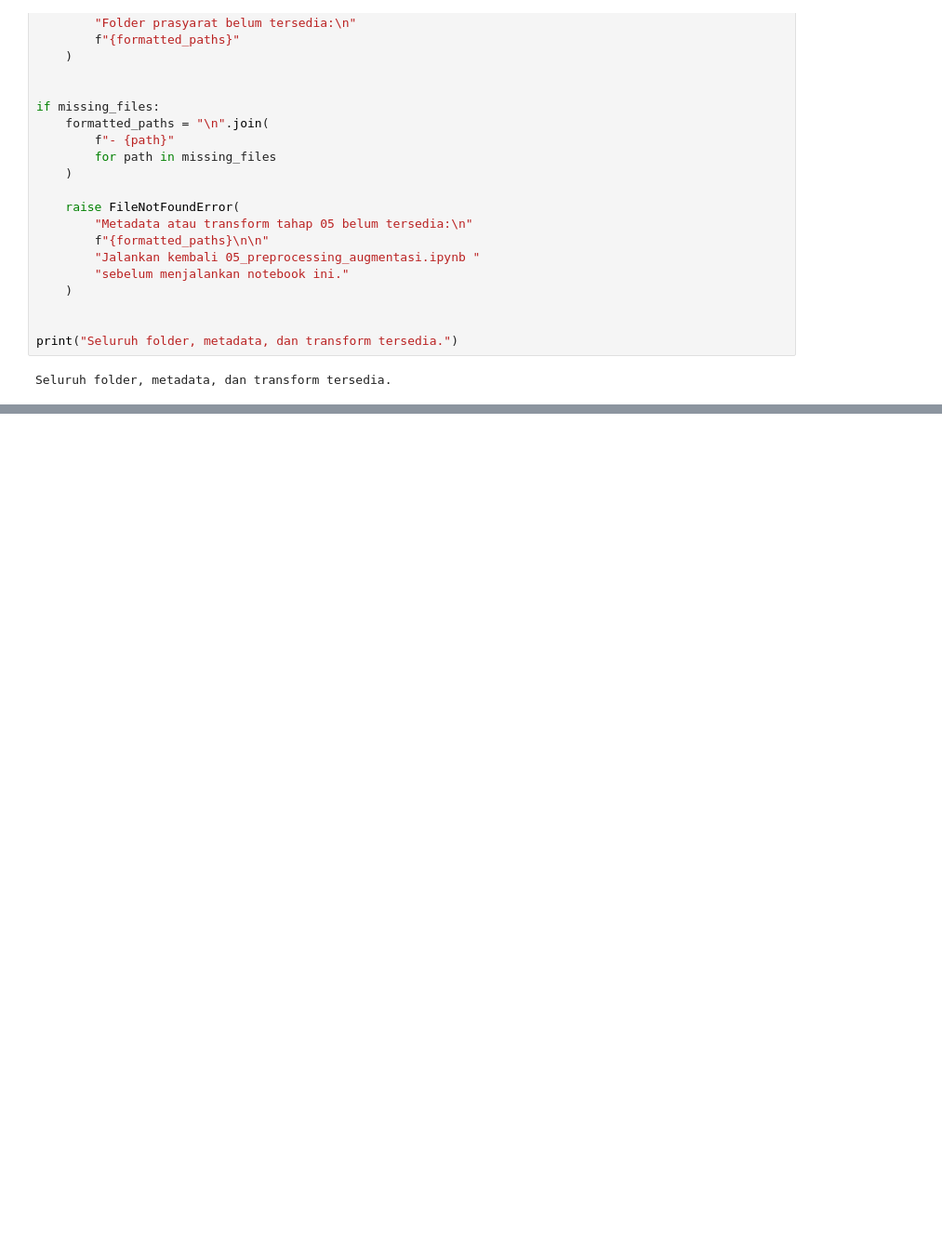
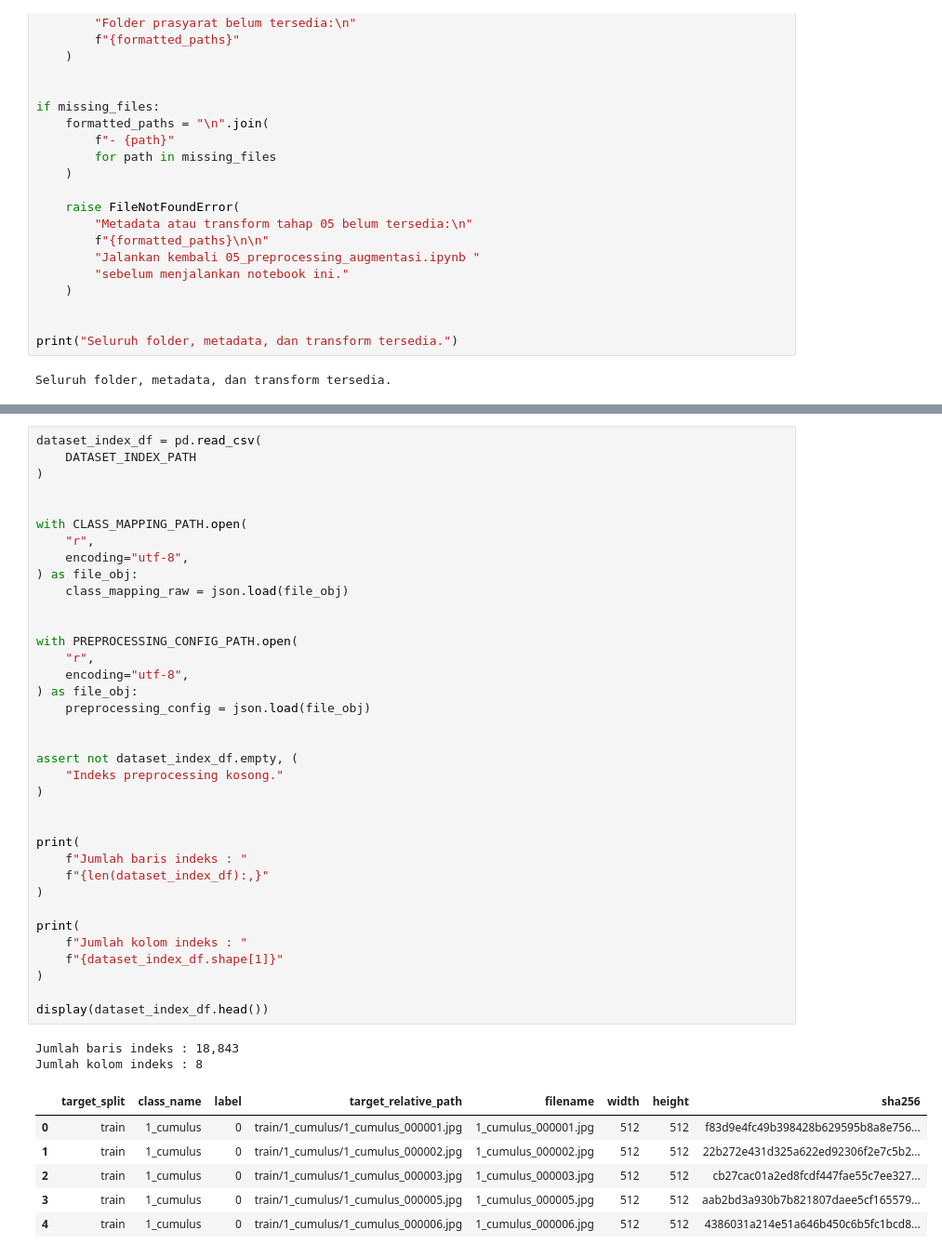
Before and after one commit to julian34/cloud-classification, a Jupyter notebook: notebooks/06_dataloader.ipynb, the cells around one changed output, grey strips where cells are left out. Shown at 93% size. Drawn from its saved outputs; the diff is of its cells as text; blank space fills up the shorter version.

```diff
--- a/notebooks/06_dataloader.ipynb
+++ b/notebooks/06_dataloader.ipynb
@@ -337,0 +343,45 @@ Seluruh folder, metadata, dan transform tersedia.
+# %%
+dataset_index_df = pd.read_csv(
+    DATASET_INDEX_PATH
+)
+
+
+with CLASS_MAPPING_PATH.open(
+    "r",
+    encoding="utf-8",
+) as file_obj:
+    class_mapping_raw = json.load(file_obj)
+
+
+with PREPROCESSING_CONFIG_PATH.open(
+    "r",
+    encoding="utf-8",
+) as file_obj:
+    preprocessing_config = json.load(file_obj)
+
+
+assert not dataset_index_df.empty, (
+    "Indeks preprocessing kosong."
+)
+
+
+print(
+    f"Jumlah baris indeks : "
+    f"{len(dataset_index_df):,}"
+)
+
+print(
+    f"Jumlah kolom indeks : "
+    f"{dataset_index_df.shape[1]}"
+)
+
+display(dataset_index_df.head())
+# %% [output]
+Jumlah baris indeks : 18,843
+Jumlah kolom indeks : 8
+|  | target_split | class_name | label | target_relative_path | filename | width | height | sha256 |
+| 0 | train | 1_cumulus | 0 | train/1_cumulus/1_cumulus_000001.jpg | 1_cumulus_000001.jpg | 512 | 512 | f83d9e4fc49b398428b629595b8a8e756... |
+| 1 | train | 1_cumulus | 0 | train/1_cumulus/1_cumulus_000002.jpg | 1_cumulus_000002.jpg | 512 | 512 | 22b272e431d325a622ed92306f2e7c5b2... |
+| 2 | train | 1_cumulus | 0 | train/1_cumulus/1_cumulus_000003.jpg | 1_cumulus_000003.jpg | 512 | 512 | cb27cac01a2ed8fcdf447fae55c7ee327... |
+| 3 | train | 1_cumulus | 0 | train/1_cumulus/1_cumulus_000005.jpg | 1_cumulus_000005.jpg | 512 | 512 | aab2bd3a930b7b821807daee5cf165579... |
+| 4 | train | 1_cumulus | 0 | train/1_cumulus/1_cumulus_000006.jpg | 1_cumulus_000006.jpg | 512 | 512 | 4386031a214e51a646b450c6b5fc1bcd8... |
```
Also changed, not shown: parts of 43 cells of this notebook, 1 other file.
